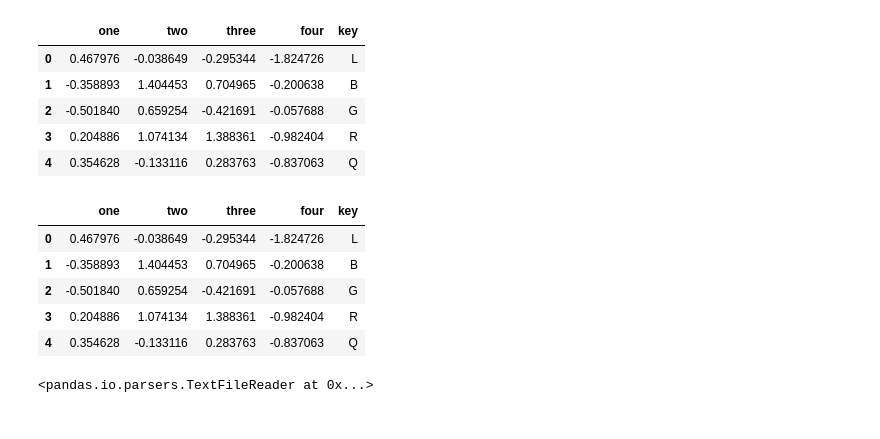
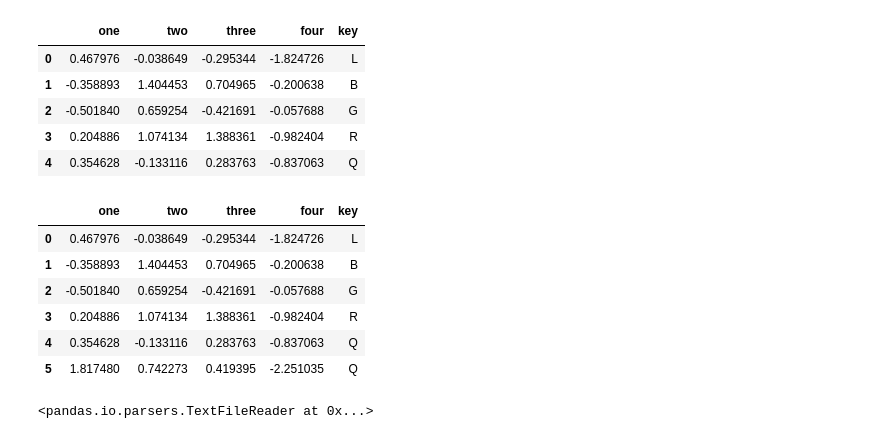
Before and after one commit to pavankumarpuppala/5.DataAnalysisOfficial, a Jupyter notebook: Pandas_file_read_and_write_operation_part1.ipynb, the cells around one changed output. Drawn from its saved outputs; the diff is of its cells as text; code cells hidden in the pictures.

```diff
--- a/Pandas_file_read_and_write_operation_part1.ipynb
+++ b/Pandas_file_read_and_write_operation_part1.ipynb
@@ -221,14 +223,15 @@ result.head()
 | 3 | 0.204886 | 1.074134 | 1.388361 | -0.982404 | R |
 | 4 | 0.354628 | -0.133116 | 0.283763 | -0.837063 | Q |
 # %%
-pd.read_csv('ex6.csv', nrows=5)
+pd.read_csv('ex6.csv', nrows=6)  #same like head()
 # %% [output]
 |  | one | two | three | four | key |
 | 0 | 0.467976 | -0.038649 | -0.295344 | -1.824726 | L |
 | 1 | -0.358893 | 1.404453 | 0.704965 | -0.200638 | B |
 | 2 | -0.501840 | 0.659254 | -0.421691 | -0.057688 | G |
 | 3 | 0.204886 | 1.074134 | 1.388361 | -0.982404 | R |
 | 4 | 0.354628 | -0.133116 | 0.283763 | -0.837063 | Q |
+| 5 | 1.817480 | 0.742273 | 0.419395 | -2.251035 | Q |
 # %%
 chunk = pd.read_csv('ex6.csv', chunksize=1000)   # according to memory
 chunk
```
Also changed, not shown: parts of 15 cells of this notebook, 5 other files.
